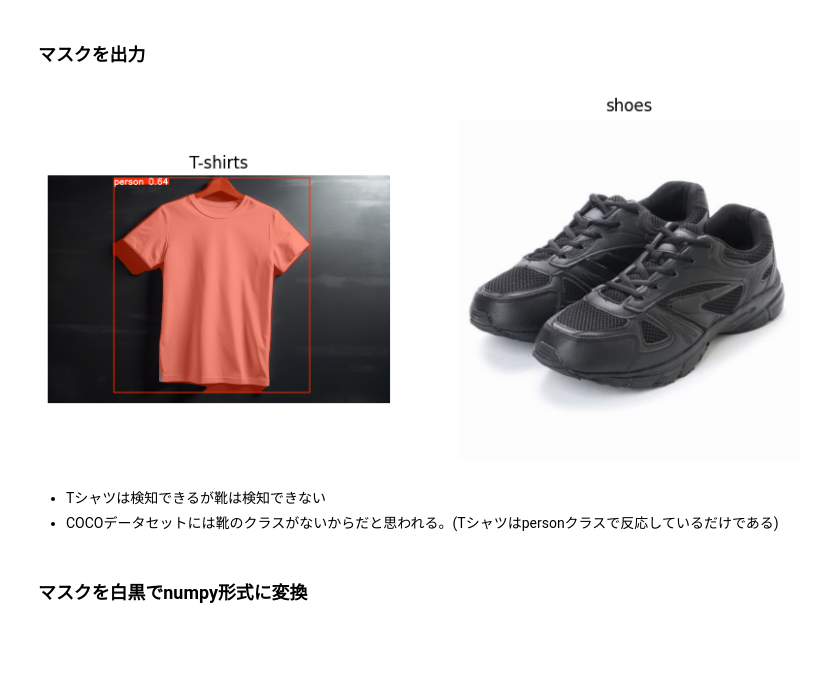
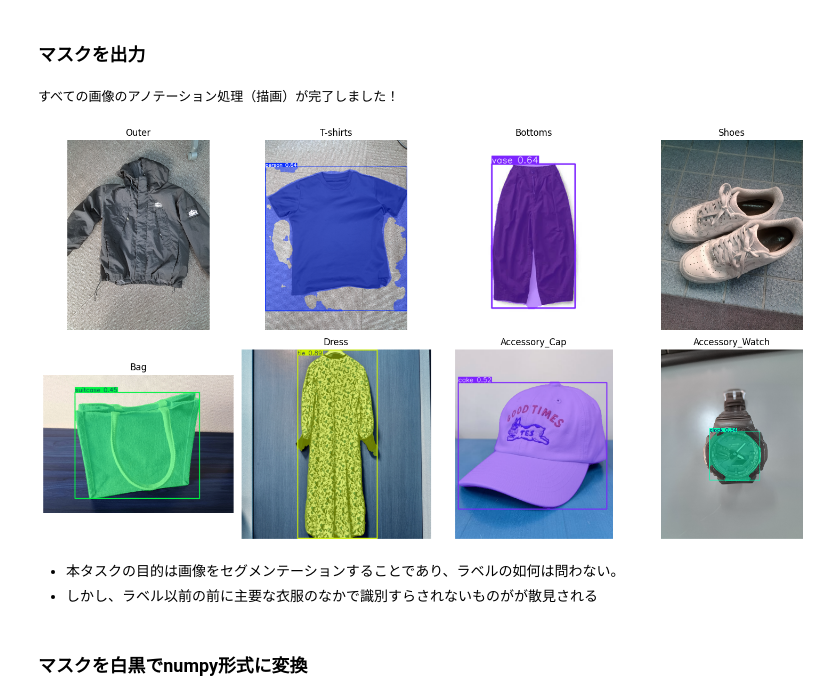
Before and after one commit to you-tkhs/SmartCloset_AI, a Jupyter notebook: ai_prototype/smartcloset_pipeline.ipynb, the cells around one changed output. Drawn from its saved outputs; the diff is of its cells as text; code cells hidden in the pictures; blank space fills up the shorter version.

```diff
--- a/ai_prototype/smartcloset_pipeline.ipynb
+++ b/ai_prototype/smartcloset_pipeline.ipynb
@@ -86,10 +97,16 @@ Speed: 3.7ms preprocess, 105.3ms inference, 0.6ms postprocess per image at shape
 # %% [markdown]
 ### マスク取得
 # %%
-#yolov8nの学習にはCOCOデータセットが用いられている
-#下記はCOCOデータセットのラベルの名前(COCOデータセットは衣類のみのデータセットではない)
-result_Tshirts = results_Tshirts[0]
-result_shoes = results_shoes[0]
+# 8枚分の「純粋な結果オブジェクト」を格納する辞書
+processed_results = {}
 
-print({result_Tshirts})#出力は配列の中身を取り出した純粋なマスクの中身
+for i, results in enumerate(all_results):
+    # 各画像の最初の要素 [0] を取り出す（これが純粋なマスクやボックスの中身）
+    result_object = results[0]
+
+    # 画像のタイトル（"T-shirts" や "Shoes" など）をキーにして辞書に保存
+    category_name = titles[i]
+    processed_results[category_name] = result_object
+
+print("\nすべての結果オブジェクトの読み込みが完了しました！")
 # %% [output]
@@ -113,31 +114,47 @@ speed: {'preprocess': 2.0881240006929147, 'inference': 41.87896600069507, 'postp
 # %% [markdown]
 ### マスクを出力
 # %%
-annotated_Tshirts = result_Tshirts.plot()
-annotated_shoes = result_shoes.plot()
+# アノテーション付き画像を格納する新しい辞書
+annotated_images = {}
 
-# 1行×2列の表示エリアを作成 (全体のサイズを横10インチ、縦5インチに設定)
-plt.figure(figsize=(10, 5))
+# 前のステップで作った processed_results 辞書をループ
+# nameはタイトル（"T-shirts"など）、resultは結果オブジェクト
+for name, result in processed_results.items():
+    # 予測結果を描画した画像を生成（plotメソッド）
+    # plot()はデフォルトでBGRなので、表示用にRGBに変換しておく
+    img_bgr = result.plot()
+    img_rgb = cv2.cvtColor(img_bgr, cv2.COLOR_BGR2RGB)
 
-# 1つ目の画像（Tシャツ）を左側に配置
-plt.subplot(1, 2, 1)
-plt.imshow(annotated_Tshirts)
-plt.title("T-shirts")
-plt.axis("off")
+    # 辞書に保存
+    annotated_images[name] = img_rgb
 
-# 2つ目の画像（靴）を右側に配置
-plt.subplot(1, 2, 2)
-plt.imshow(annotated_shoes)
-plt.title("shoes")
-plt.axis("off")
+print("すべての画像のアノテーション処理（描画）が完了しました！")
+
+# 画面全体のサイズを設定 (横に4枚並ぶので、横幅を広めの15インチに設定)
+plt.figure(figsize=(15, 8))
+
+# タイトルのリストを使って、順番に表示
+for i, name in enumerate(titles):
+    # アノテーション付き画像を取り出す
+    img = annotated_images[name]
+
+    # 2行 × 4列 の配置エリアを指定 (i + 1 番目の位置)
+    plt.subplot(2, 4, i + 1)
+    plt.imshow(img)
+    plt.title(name)  # 画像のタイトルを表示
+    plt.axis("off")  # 枠線と目盛りを非表示
+
+# 隙間を自動調整して綺麗に並べる
+plt.tight_layout()
 
 # 画面に表示
 plt.show()
 # %% [output]
+すべての画像のアノテーション処理（描画）が完了しました！
-[figure, old version]
+[figure, new version]
 # %% [markdown]
-- Tシャツは検知できるが靴は検知できない
-- COCOデータセットには靴のクラスがないからだと思われる。(Tシャツはpersonクラスで反応しているだけである)
+- 本タスクの目的は画像をセグメンテーションすることであり、ラベルの如何は問わない。
+- しかし、ラベル以前の前に主要な衣服のなかで識別すらされないものがが散見される
 # %% [markdown]
 ### マスクを白黒でnumpy形式に変換
 # %%
```
Also changed, not shown: parts of 12 cells of this notebook, 9 other files.
